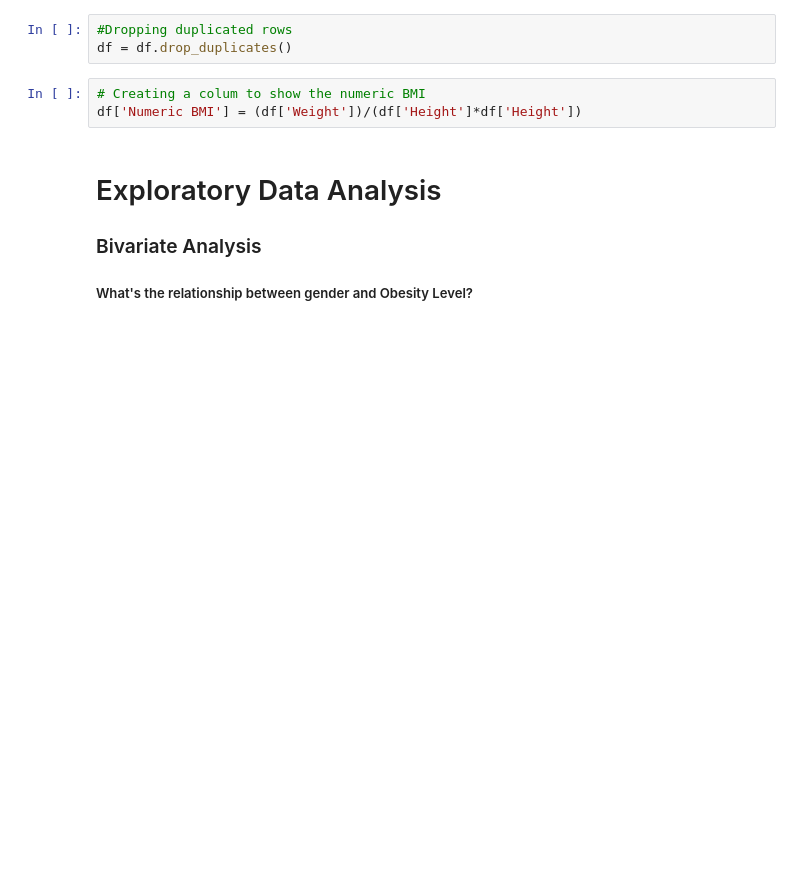
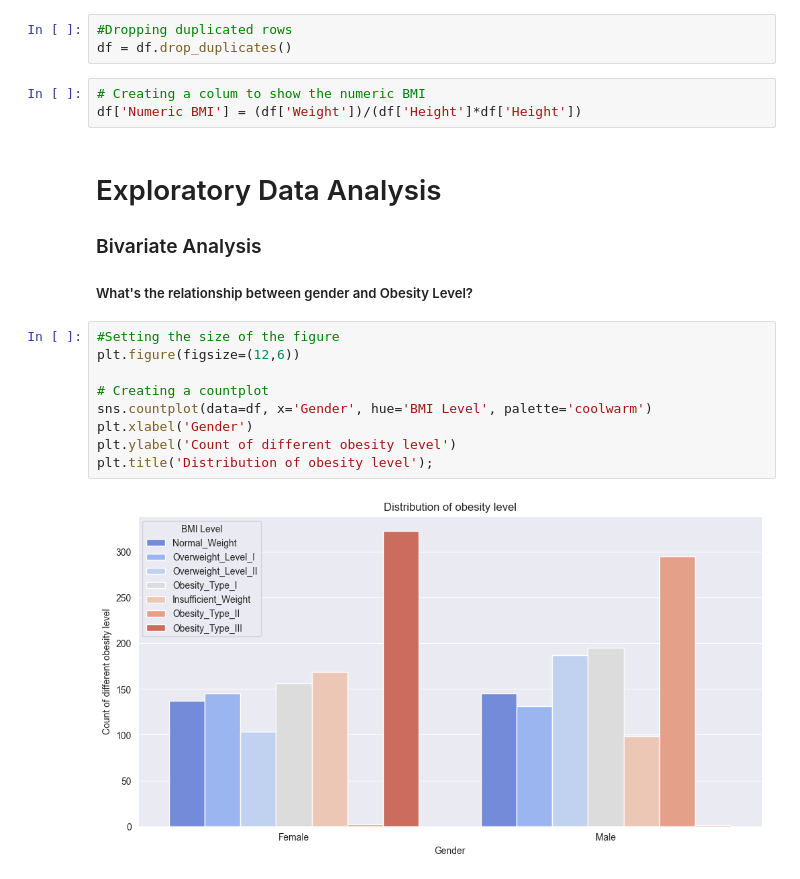
Before and after one commit to janejeshen/Obesity-Estimation-from-Eating-Habits-and-Health, a Jupyter notebook: obesity notebook.ipynb, the cells around one changed output. Saved outputs shown, nothing was run; the diff lists cells and outputs as text; blank space fills up the shorter version.

```diff
--- a/obesity notebook.ipynb
+++ b/obesity notebook.ipynb
@@ -241,3 +241,14 @@ df['Numeric BMI'] = (df['Weight'])/(df['Height']*df['Height'])
 ### Bivariate Analysis
 
 ##### What's the relationship between gender and Obesity Level?
+# %%
+#Setting the size of the figure
+plt.figure(figsize=(12,6))
+
+# Creating a countplot
+sns.countplot(data=df, x='Gender', hue='BMI Level', palette='coolwarm')
+plt.xlabel('Gender')
+plt.ylabel('Count of different obesity level')
+plt.title('Distribution of obesity level');
+# %% [output]
+[figure, added]
```
Also changed, not shown: parts of 31 cells of this notebook.
